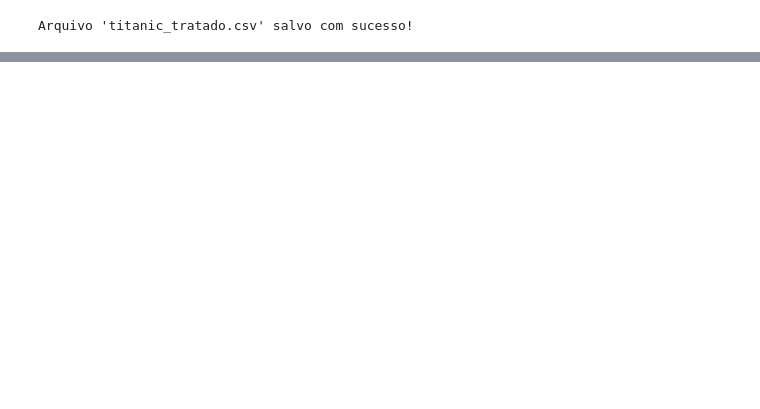
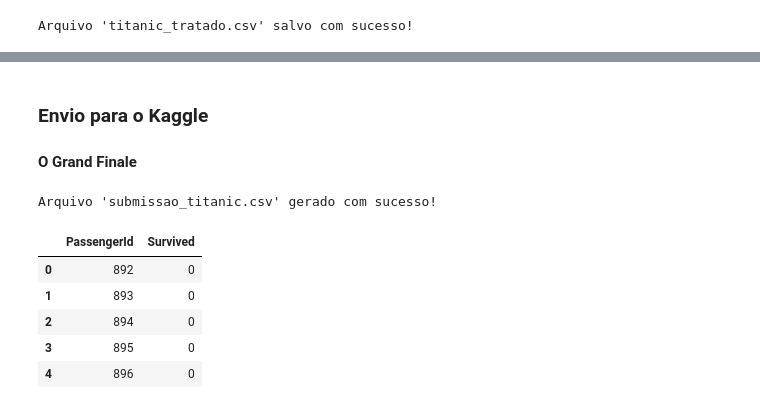
Before and after one commit to smartielo/titanic-analise, a Jupyter notebook: analise.ipynb, the cells around one changed output, grey strips where cells are left out. Drawn from its saved outputs; the diff is of its cells as text; code cells hidden in the pictures; blank space fills up the shorter version.

```diff
--- a/analise.ipynb
+++ b/analise.ipynb
@@ -112,0 +205,41 @@ Arquivo 'titanic_tratado.csv' salvo com sucesso!
+# %% [markdown]
+### Envio para o Kaggle
+#### O Grand Finale
+# %%
+# 1. Carregar os dados de DESAFIO (que não tem a resposta 'Survived')
+teste_kaggle = pd.read_csv('test.csv')
+
+# 2. LIMPEZA (Tem que fazer igualzinho fizemos no treino)
+# Mapear Sexo
+teste_kaggle['Sex'] = teste_kaggle['Sex'].map({'male': 0, 'female': 1})
+
+# Preencher Idade vazia com a média (usamos a média do treino para ser justo)
+teste_kaggle['Age'] = teste_kaggle['Age'].fillna(df['Age'].mean())
+
+# Preencher 'Fare' (Tarifa) vazia (pode acontecer no teste) com a média
+teste_kaggle['Fare'] = teste_kaggle['Fare'].fillna(df['Fare'].mean())
+
+# 3. Selecionar apenas as colunas que o modelo conhece
+X_desafio = teste_kaggle[features]
+
+# 4. Usar a Inteligência Artificial para prever
+previsoes_finais = modelo.predict(X_desafio)
+
+# 5. Criar a tabela final para envio
+submissao = pd.DataFrame({
+    'PassengerId': teste_kaggle['PassengerId'],
+    'Survived': previsoes_finais
+})
+
+# 6. Salvar o arquivo CSV pronto para o Kaggle
+submissao.to_csv('submissao_titanic.csv', index=False)
+print("Arquivo 'submissao_titanic.csv' gerado com sucesso!")
+display(submissao.head())
+# %% [output]
+Arquivo 'submissao_titanic.csv' gerado com sucesso!
+|  | PassengerId | Survived |
+| 0 | 892 | 0 |
+| 1 | 893 | 0 |
+| 2 | 894 | 0 |
+| 3 | 895 | 0 |
+| 4 | 896 | 0 |
```
Also changed, not shown: parts of 10 cells of this notebook, 3 other files.
